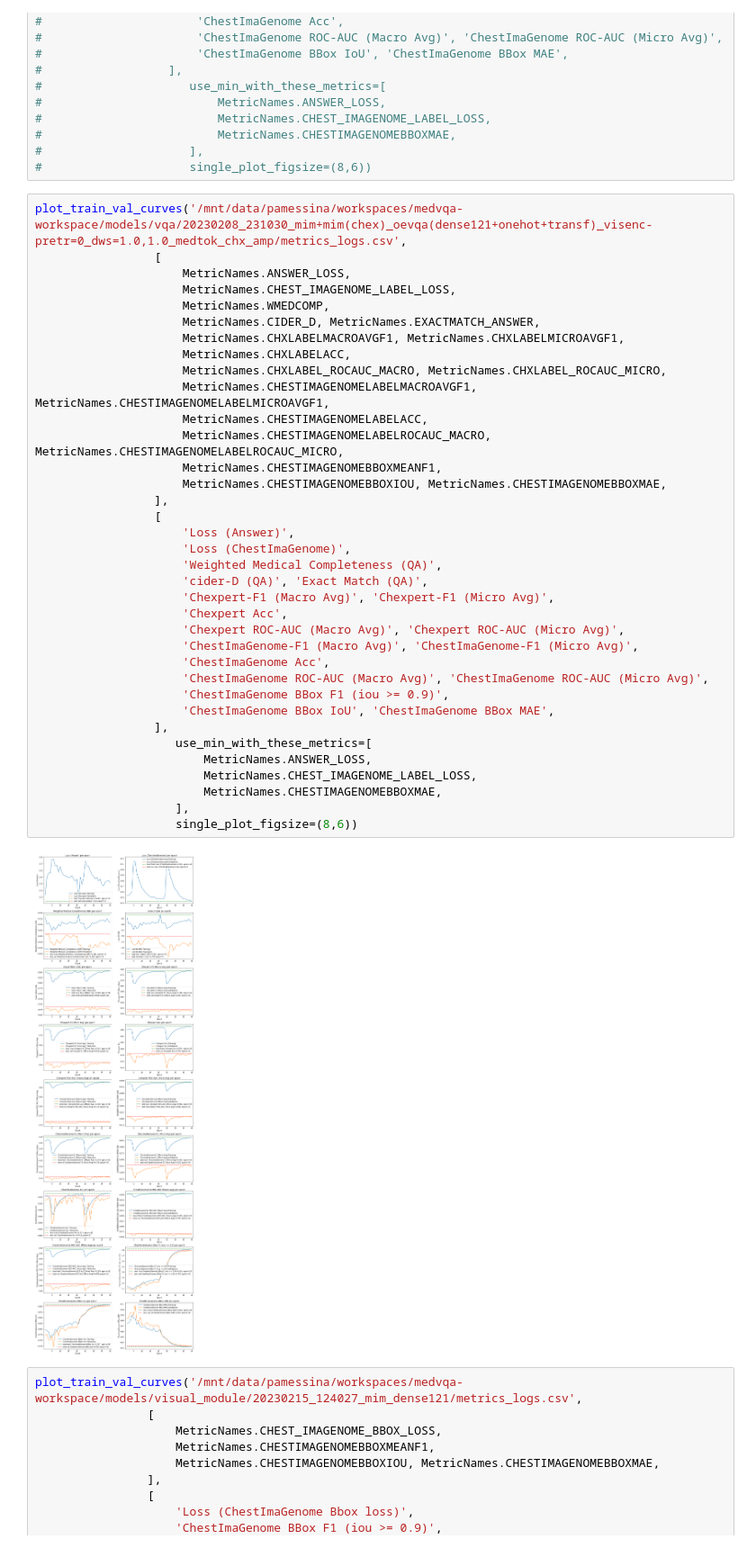
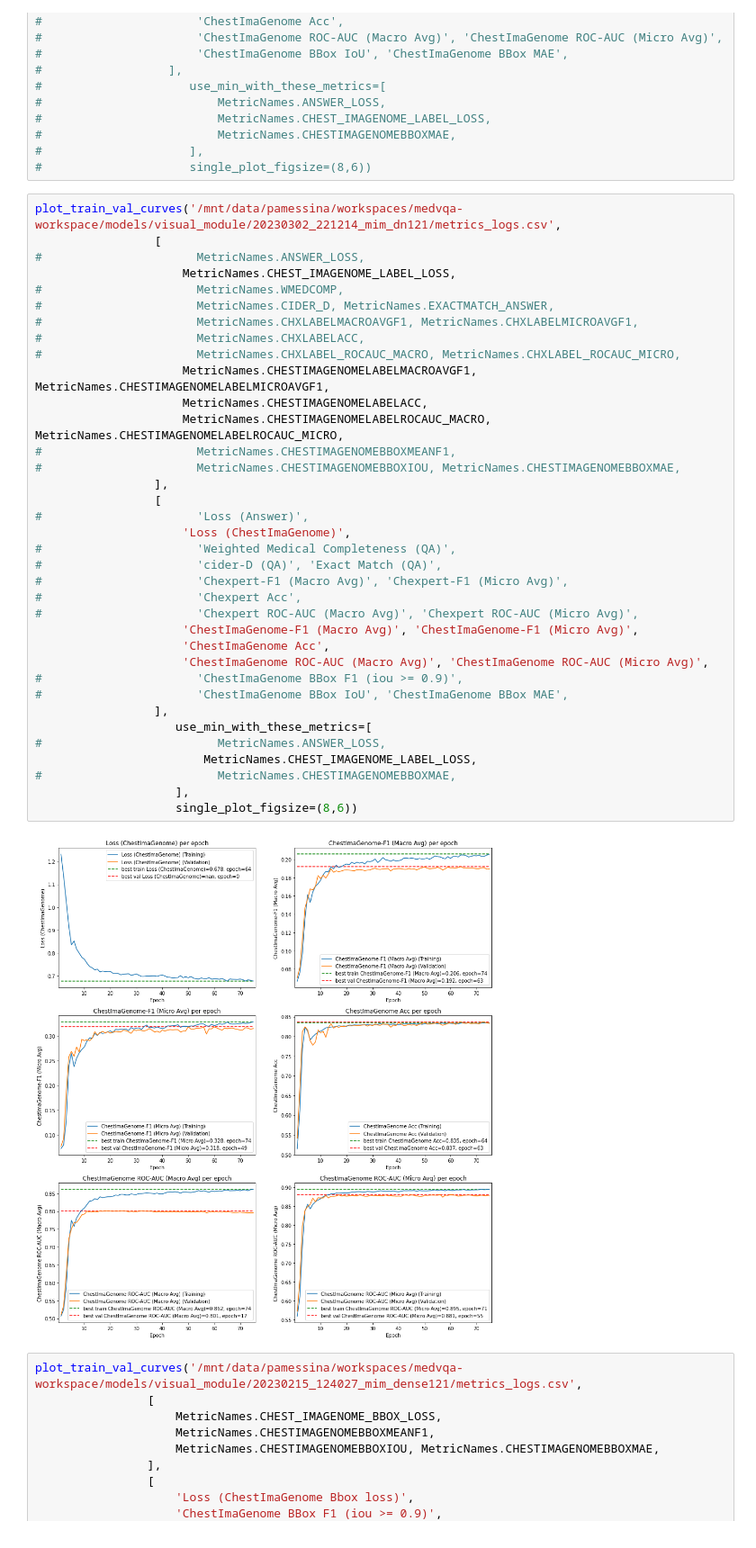
Before and after one commit to PabloMessina/MedVQA, a Jupyter notebook: medvqa/notebooks/Plotting Training Curves.ipynb, the cells around one changed output. Shown at 90% size. Cells and saved outputs as stored; diff of their text form.

```diff
--- a/medvqa/notebooks/Plotting Training Curves.ipynb
+++ b/medvqa/notebooks/Plotting Training Curves.ipynb
@@ -281,43 +281,43 @@ plot_train_val_curves('/home/pamessina/medvqa-workspace/models/multimodal/202209
 #                     ],
 #                     single_plot_figsize=(8,6))
 # %%
-plot_train_val_curves('/mnt/data/pamessina/workspaces/medvqa-workspace/models/vqa/20230208_231030_mim+mim(chex)_oevqa(dense121+onehot+transf)_visenc-pretr=0_dws=1.0,1.0_medtok_chx_amp/metrics_logs.csv',
+plot_train_val_curves('/mnt/data/pamessina/workspaces/medvqa-workspace/models/visual_module/20230302_221214_mim_dn121/metrics_logs.csv',
                  [
-                     MetricNames.ANSWER_LOSS,
+#                      MetricNames.ANSWER_LOSS,
                      MetricNames.CHEST_IMAGENOME_LABEL_LOSS,
-                     MetricNames.WMEDCOMP,
-                     MetricNames.CIDER_D, MetricNames.EXACTMATCH_ANSWER,
-                     MetricNames.CHXLABELMACROAVGF1, MetricNames.CHXLABELMICROAVGF1,
-                     MetricNames.CHXLABELACC,
-                     MetricNames.CHXLABEL_ROCAUC_MACRO, MetricNames.CHXLABEL_ROCAUC_MICRO,
+#                      MetricNames.WMEDCOMP,
+#                      MetricNames.CIDER_D, MetricNames.EXACTMATCH_ANSWER,
+#                      MetricNames.CHXLABELMACROAVGF1, MetricNames.CHXLABELMICROAVGF1,
+#                      MetricNames.CHXLABELACC,
+#                      MetricNames.CHXLABEL_ROCAUC_MACRO, MetricNames.CHXLABEL_ROCAUC_MICRO,
                      MetricNames.CHESTIMAGENOMELABELMACROAVGF1, MetricNames.CHESTIMAGENOMELABELMICROAVGF1,
                      MetricNames.CHESTIMAGENOMELABELACC,
                      MetricNames.CHESTIMAGENOMELABELROCAUC_MACRO, MetricNames.CHESTIMAGENOMELABELROCAUC_MICRO,
-                     MetricNames.CHESTIMAGENOMEBBOXMEANF1,
-                     MetricNames.CHESTIMAGENOMEBBOXIOU, MetricNames.CHESTIMAGENOMEBBOXMAE,
+#                      MetricNames.CHESTIMAGENOMEBBOXMEANF1,
+#                      MetricNames.CHESTIMAGENOMEBBOXIOU, MetricNames.CHESTIMAGENOMEBBOXMAE,
                  ],
                  [
-                     'Loss (Answer)',
+#                      'Loss (Answer)',
                      'Loss (ChestImaGenome)',
-                     'Weighted Medical Completeness (QA)',
-                     'cider-D (QA)', 'Exact Match (QA)',
-                     'Chexpert-F1 (Macro Avg)', 'Chexpert-F1 (Micro Avg)',
-                     'Chexpert Acc',
-                     'Chexpert ROC-AUC (Macro Avg)', 'Chexpert ROC-AUC (Micro Avg)',
+#                      'Weighted Medical Completeness (QA)',
+#                      'cider-D (QA)', 'Exact Match (QA)',
+#                      'Chexpert-F1 (Macro Avg)', 'Chexpert-F1 (Micro Avg)',
+#                      'Chexpert Acc',
+#                      'Chexpert ROC-AUC (Macro Avg)', 'Chexpert ROC-AUC (Micro Avg)',
                      'ChestImaGenome-F1 (Macro Avg)', 'ChestImaGenome-F1 (Micro Avg)',
                      'ChestImaGenome Acc',
                      'ChestImaGenome ROC-AUC (Macro Avg)', 'ChestImaGenome ROC-AUC (Micro Avg)',
-                     'ChestImaGenome BBox F1 (iou >= 0.9)',
-                     'ChestImaGenome BBox IoU', 'ChestImaGenome BBox MAE',
+#                      'ChestImaGenome BBox F1 (iou >= 0.9)',
+#                      'ChestImaGenome BBox IoU', 'ChestImaGenome BBox MAE',
                  ],
                     use_min_with_these_metrics=[
-                        MetricNames.ANSWER_LOSS,
+#                         MetricNames.ANSWER_LOSS,
                         MetricNames.CHEST_IMAGENOME_LABEL_LOSS,
-                        MetricNames.CHESTIMAGENOMEBBOXMAE,
+#                         MetricNames.CHESTIMAGENOMEBBOXMAE,
                     ],
                     single_plot_figsize=(8,6))
 # %% [output]
-[figure, old version]
+[figure, new version]
 # %%
 plot_train_val_curves('/mnt/data/pamessina/workspaces/medvqa-workspace/models/visual_module/20230215_124027_mim_dense121/metrics_logs.csv',
                 [
```
Also changed, not shown: parts of 3 cells of this notebook, 32 other files.
